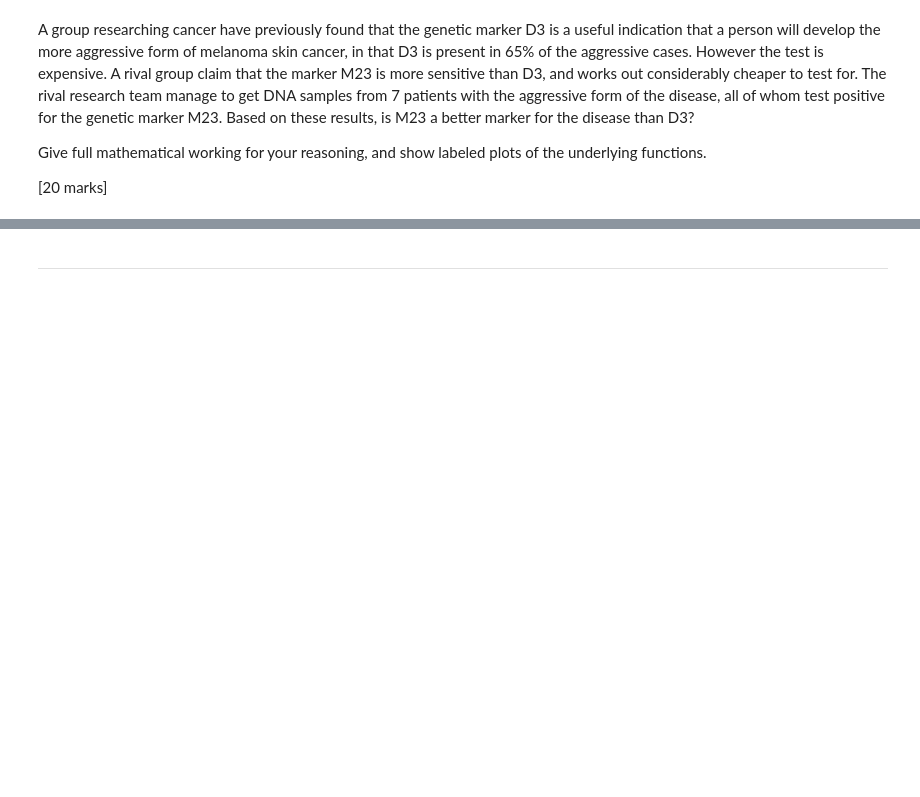
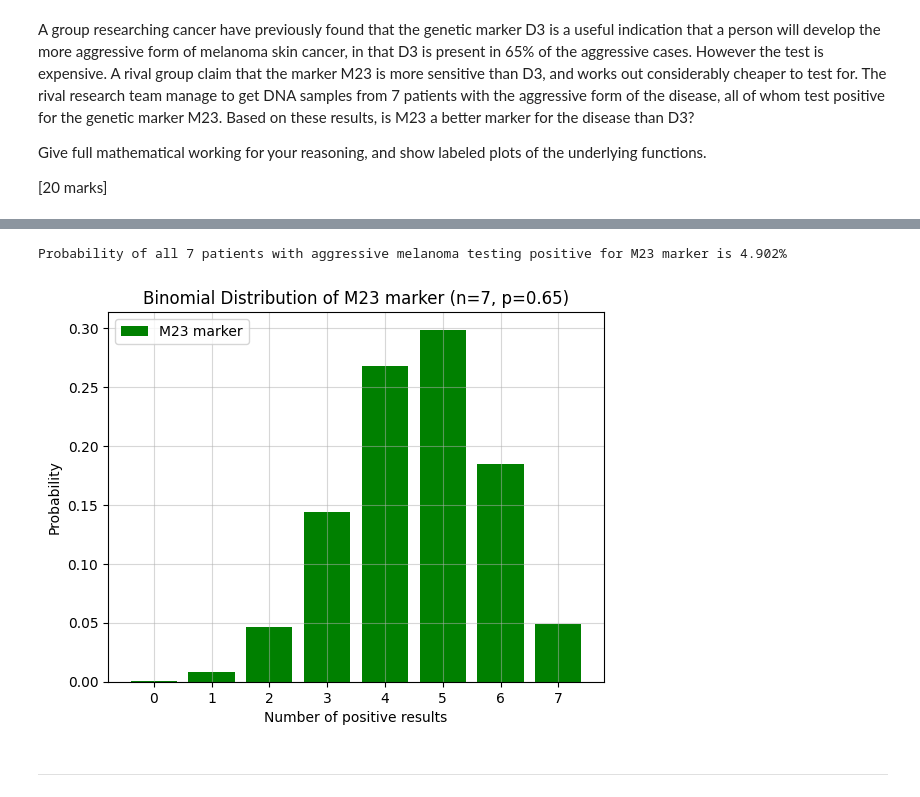
Before and after one commit to Clarke-Henshaw-Miles/extra, a Jupyter notebook: DATA SCIENCE/Data_Science_CA1.ipynb, the cells around one changed output, grey strips where cells are left out. Cells and saved outputs as stored; diff of their text form; code cells hidden in the pictures; blank space fills up the shorter version.

```diff
--- a/DATA SCIENCE/Data_Science_CA1.ipynb
+++ b/DATA SCIENCE/Data_Science_CA1.ipynb
@@ -134,3 +155,27 @@ Give full mathematical working for your reasoning, and show labeled plots of the
+# %%
+from scipy.stats import binom
+
+#All 7 patients test positive
+mu = 7
+N = 7
+p_D3 = 0.65
+
+#Using the binomial probability distribution
+p_M23_7pos = binom.pmf(mu, N, p_D3)
+print('Probability of all 7 patients with aggressive melanoma testing positive for M23 marker is {:.3f}%'.format(p_M23_7pos*100))
+
+#Plotting the underlying functions
+x = range(8)
+plt.bar(x, binom.pmf(x, N, p_D3), color='g', label='M23 marker')
+plt.xlabel('Number of positive results')
+plt.ylabel('Probability')
+plt.title('Binomial Distribution of M23 marker (n=7, p=0.65)')
+plt.grid(alpha=0.5)
+plt.legend()
+plt.show()
+# %% [output]
+Probability of all 7 patients with aggressive melanoma testing positive for M23 marker is 4.902%
+[figure, added]
 # %% [markdown]
 ---
 # %% [markdown]
```
Also changed, not shown: parts of 2 cells of this notebook.
